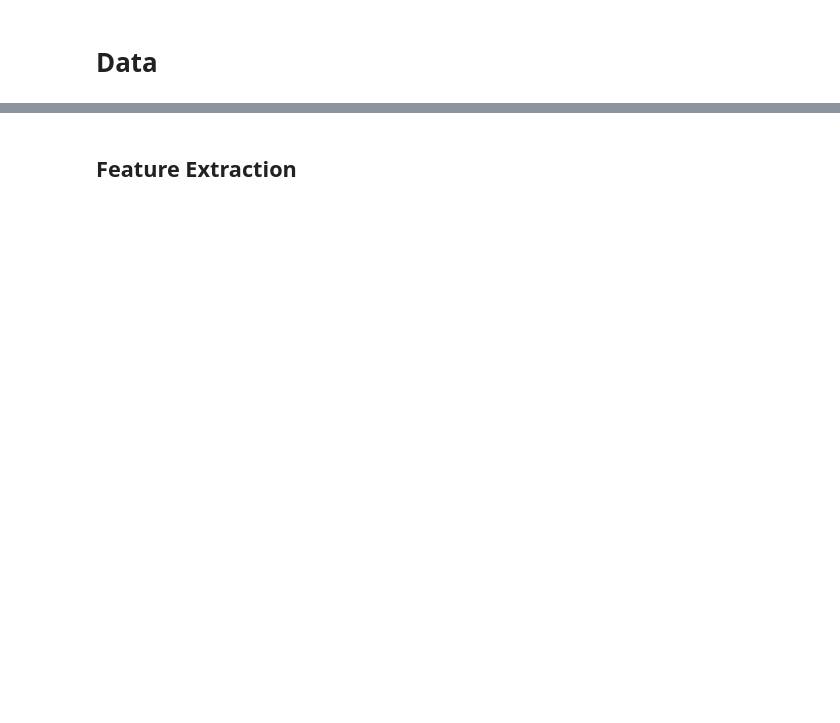
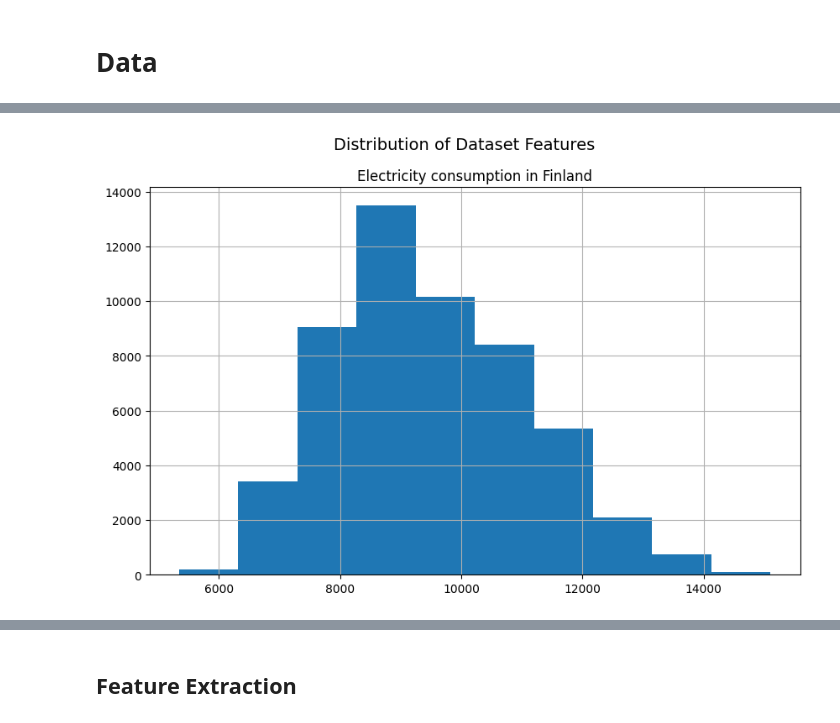
Before and after one commit to Sayan-Acharyya98/demo-project, a Jupyter notebook: Machine_Learning_to_predict_Energy_Consumption.ipynb, the cells around one changed output, grey strips where cells are left out. Drawn from its saved outputs; the diff is of its cells as text; code cells hidden in the pictures; blank space fills up the shorter version.

```diff
--- a/Machine_Learning_to_predict_Energy_Consumption.ipynb
+++ b/Machine_Learning_to_predict_Energy_Consumption.ipynb
@@ -13 +6,3 @@ df = pd.read_csv(URL)
+# %%
+df = pd.read_csv("events.csv")
 # %% [markdown]
@@ -64,0 +60,7 @@ max                          15105.000000
+# %%
+#histogram of numerical feature
+df.hist(figsize=(10,6))
+plt.suptitle("Distribution of Dataset Features", fontsize=14)
+plt.show()
+# %% [output]
+[figure, added]
```
Also changed, not shown: parts of 75 cells of this notebook.
